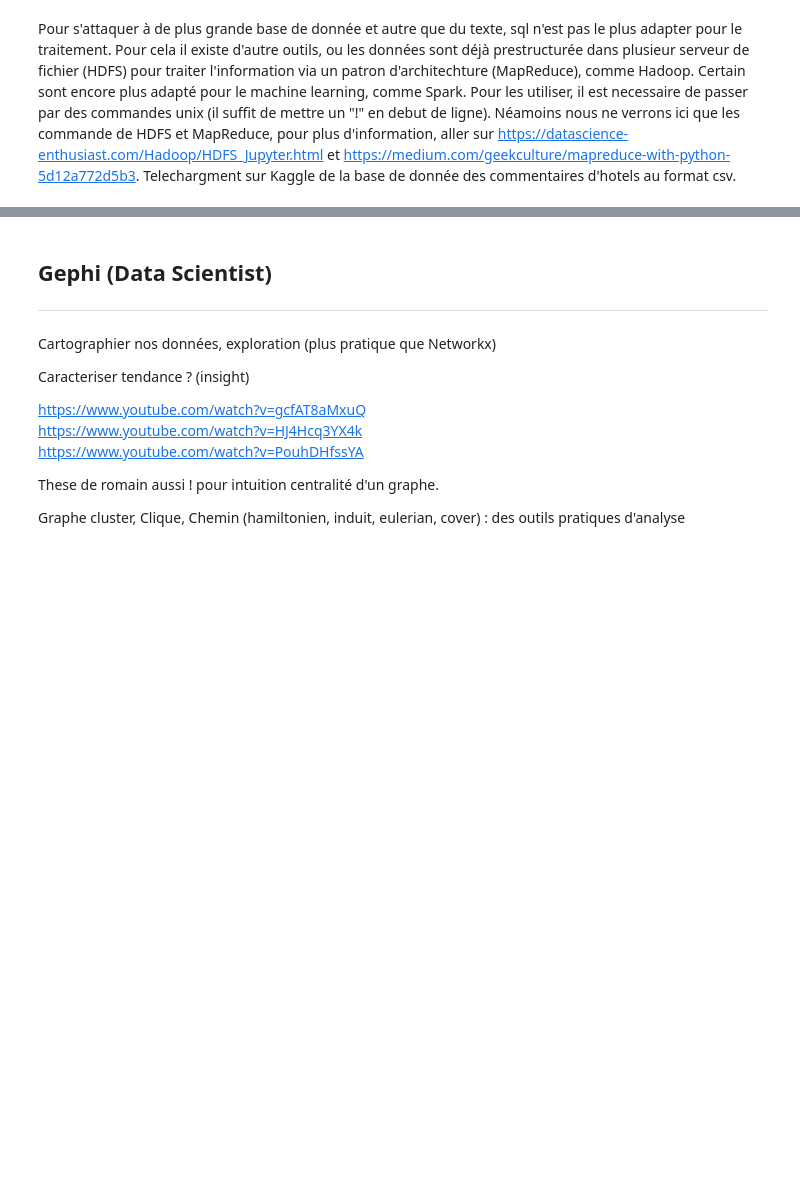
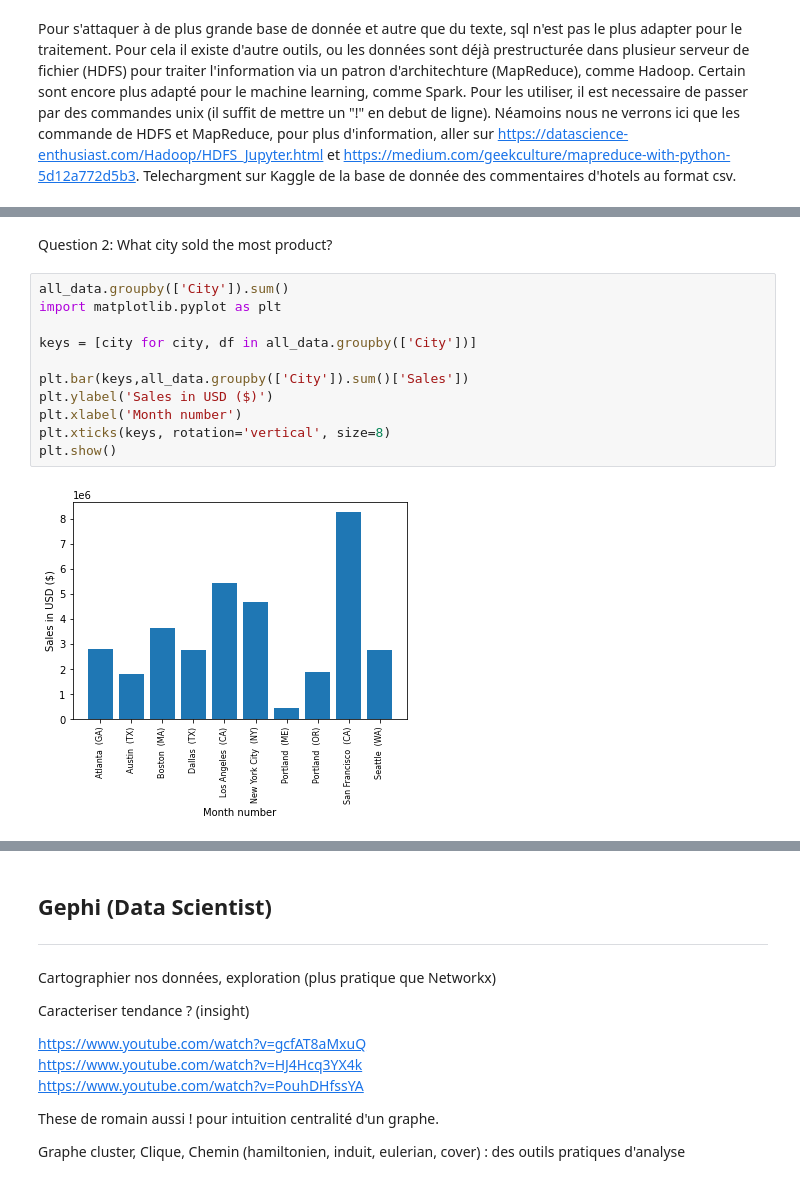
Before and after one commit to fabienfrfr/off-topic, a Jupyter notebook: DATA_SCIENCE/DATASCIENCE_OVERVIEW.ipynb, the cells around one changed output, grey strips where cells are left out. Drawn from its saved outputs; the diff is of its cells as text; blank space fills up the shorter version.

```diff
--- a/DATA_SCIENCE/DATASCIENCE_OVERVIEW.ipynb
+++ b/DATA_SCIENCE/DATASCIENCE_OVERVIEW.ipynb
@@ -148,0 +269,15 @@ avec ca, polyfit (test kolmogorov, correspondance entre deux distribution), pour
+# %% [markdown]
+Question 2: What city sold the most product?
+# %%
+all_data.groupby(['City']).sum()
+import matplotlib.pyplot as plt
+
+keys = [city for city, df in all_data.groupby(['City'])]
+
+plt.bar(keys,all_data.groupby(['City']).sum()['Sales'])
+plt.ylabel('Sales in USD ($)')
+plt.xlabel('Month number')
+plt.xticks(keys, rotation='vertical', size=8)
+plt.show()
+# %% [output]
+[figure, added]
```
Also changed, not shown: parts of 105 cells of this notebook, 25 other files.
